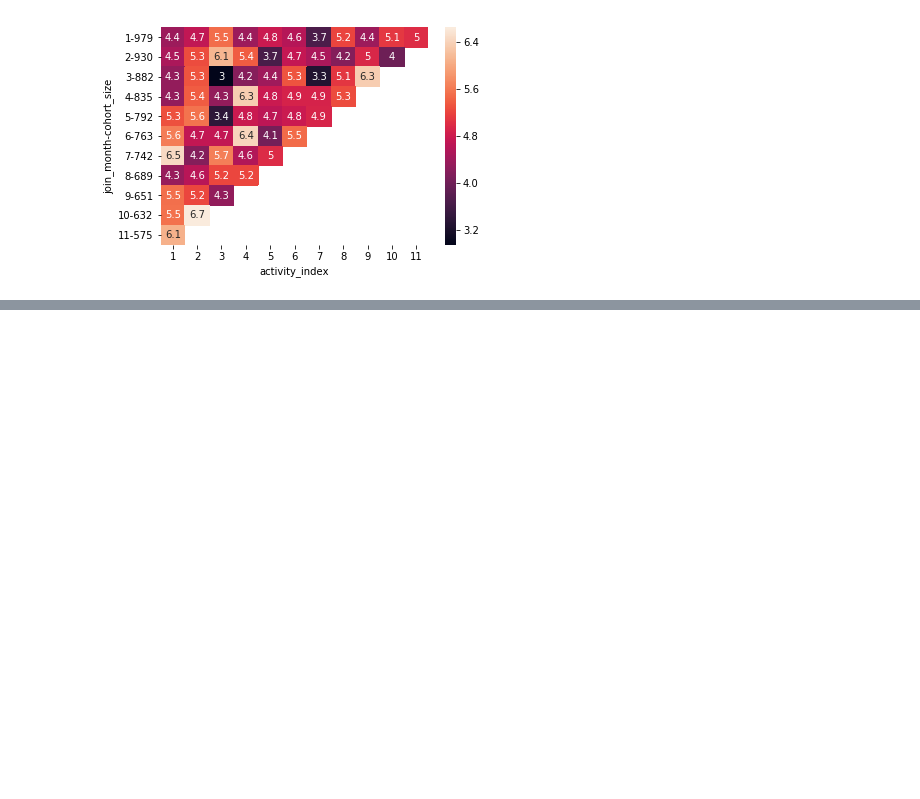
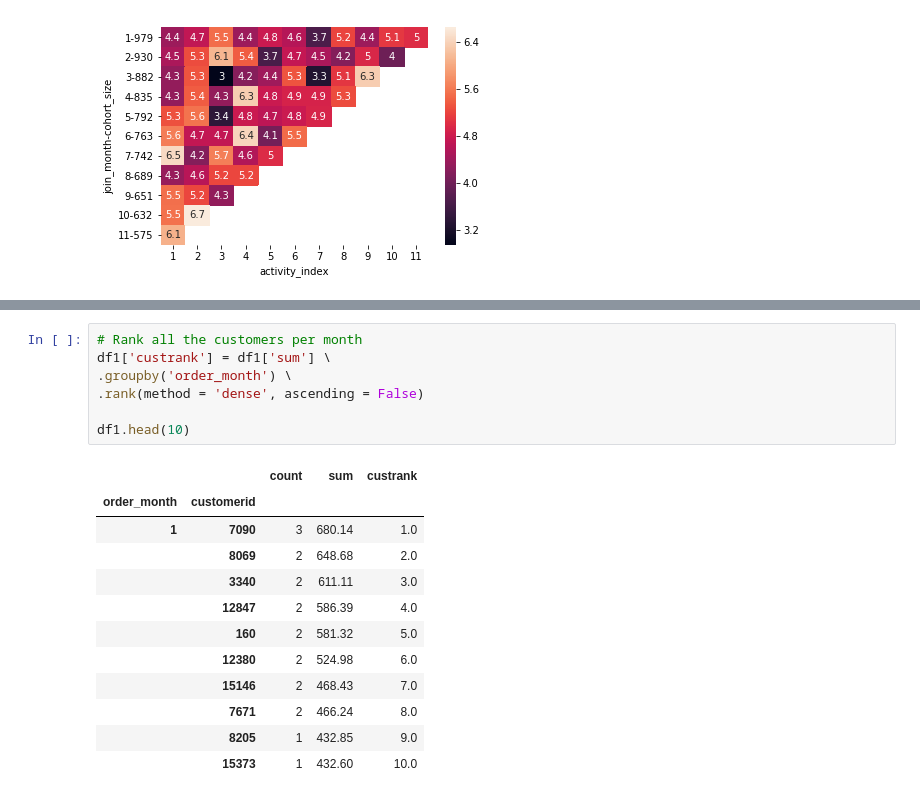
Before and after one commit to raphaelvannson/interviewprep, a Jupyter notebook: jupyter/pandas_prep.ipynb, the cells around one changed output, grey strips where cells are left out. Drawn from its saved outputs; the diff is of its cells as text; blank space fills up the shorter version.

```diff
--- a/jupyter/pandas_prep.ipynb
+++ b/jupyter/pandas_prep.ipynb
@@ -602,0 +699,20 @@ examples.directory is deprecated; in the future, examples will be found relative
+# %%
+# Rank all the customers per month
+df1['custrank'] = df1['sum'] \
+.groupby('order_month') \
+.rank(method = 'dense', ascending = False)
+
+df1.head(10)
+# %% [output]
+|  |  | count | sum | custrank |
+| order_month | customerid |  |  |  |
+| 1 | 7090 | 3 | 680.14 | 1.0 |
+|  | 8069 | 2 | 648.68 | 2.0 |
+|  | 3340 | 2 | 611.11 | 3.0 |
+|  | 12847 | 2 | 586.39 | 4.0 |
+|  | 160 | 2 | 581.32 | 5.0 |
+|  | 12380 | 2 | 524.98 | 6.0 |
+|  | 15146 | 2 | 468.43 | 7.0 |
+|  | 7671 | 2 | 466.24 | 8.0 |
+|  | 8205 | 1 | 432.85 | 9.0 |
+|  | 15373 | 1 | 432.60 | 10.0 |
```
Also changed, not shown: parts of 24 cells of this notebook.
